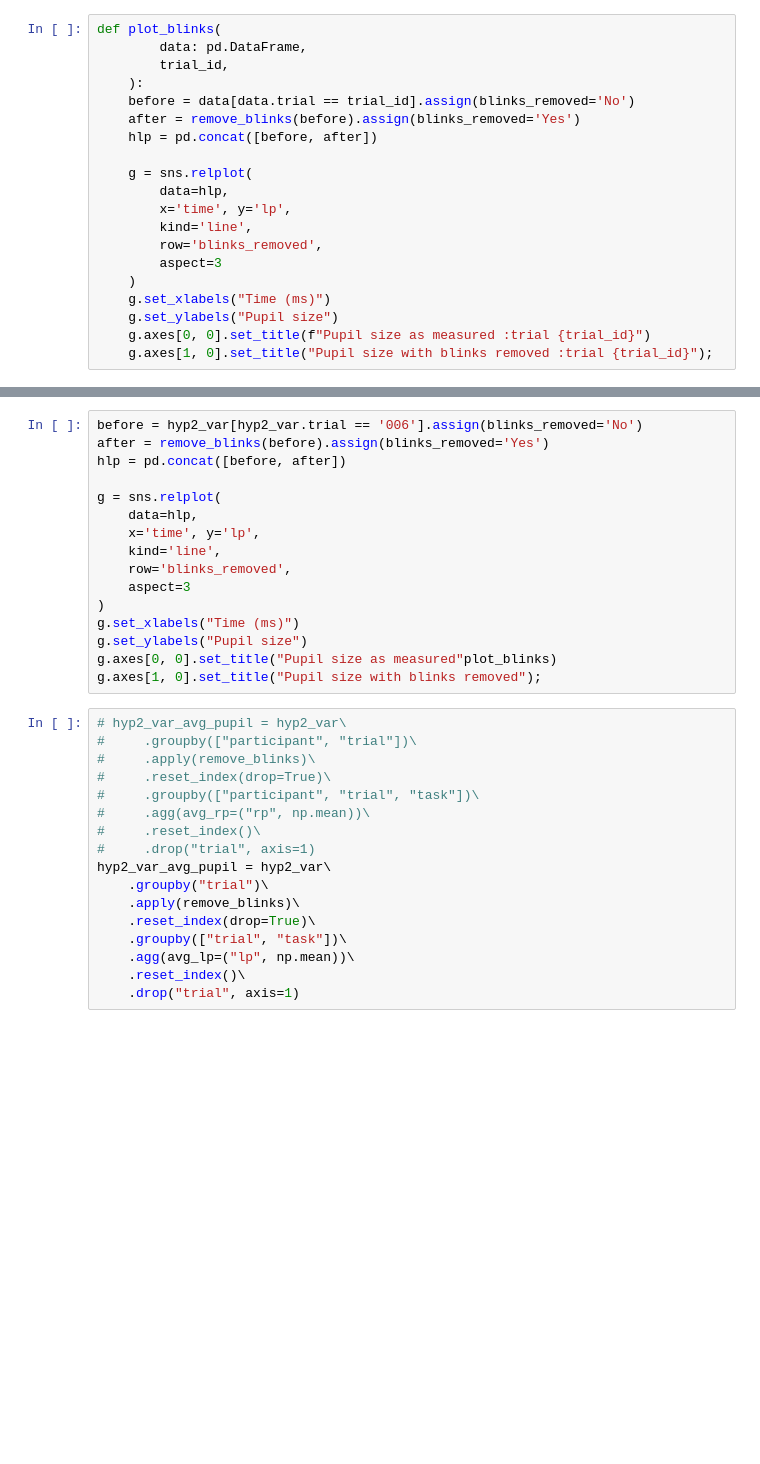
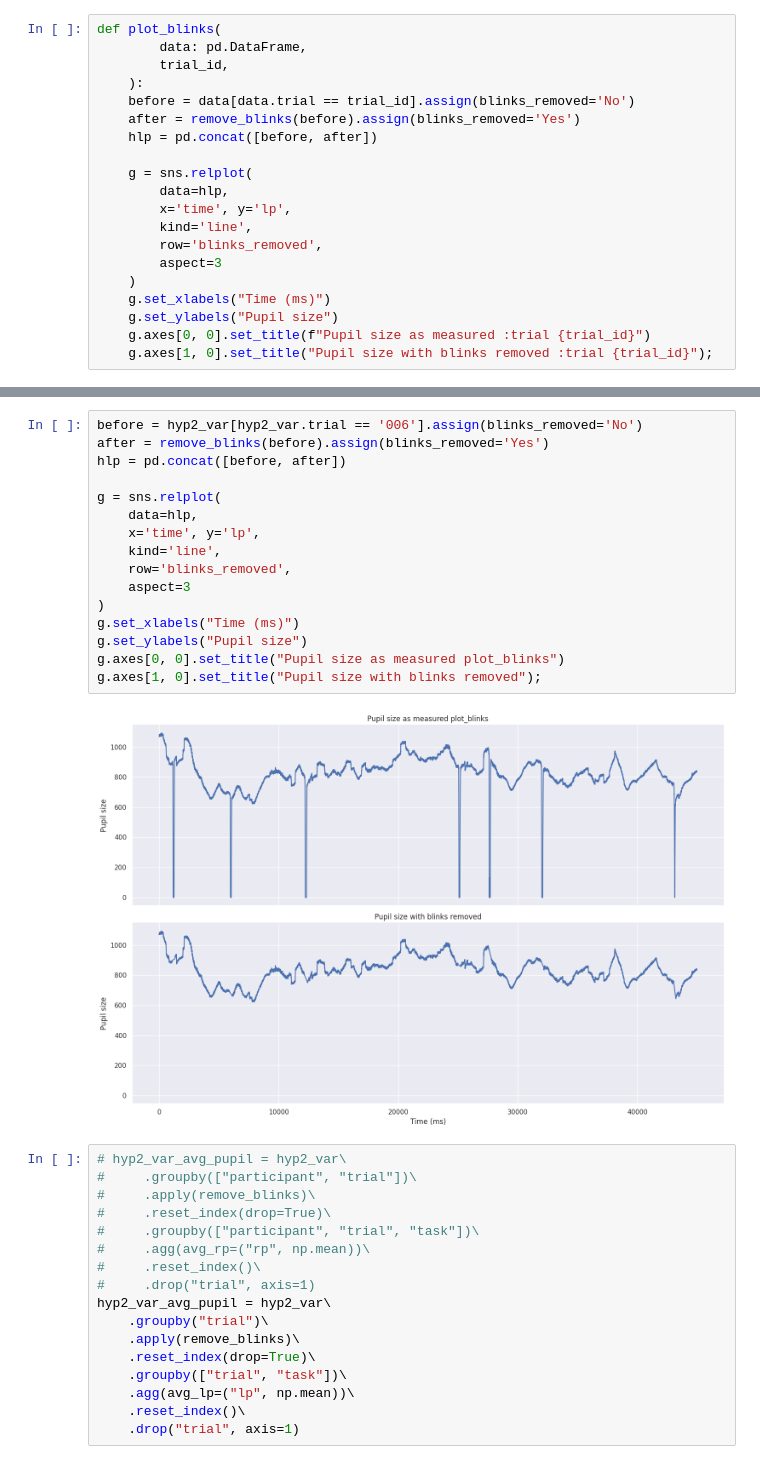
Before and after one commit to dbeinhauer/etra_challenge, a Jupyter notebook: etra_challenge_report.ipynb, the cells around one changed output, grey strips where cells are left out. Saved outputs shown, nothing was run; the diff lists cells and outputs as text; blank space fills up the shorter version.

```diff
--- a/etra_challenge_report.ipynb
+++ b/etra_challenge_report.ipynb
@@ -420,19 +423,21 @@ plot_blinks(hyp2_var, "058")
 # %%
 before = hyp2_var[hyp2_var.trial == '006'].assign(blinks_removed='No')
 after = remove_blinks(before).assign(blinks_removed='Yes')
 hlp = pd.concat([before, after])
 
 g = sns.relplot(
     data=hlp,
     x='time', y='lp',
     kind='line',
     row='blinks_removed',
     aspect=3
 )
 g.set_xlabels("Time (ms)")
 g.set_ylabels("Pupil size")
-g.axes[0, 0].set_title("Pupil size as measured"plot_blinks)
+g.axes[0, 0].set_title("Pupil size as measured plot_blinks")
 g.axes[1, 0].set_title("Pupil size with blinks removed");
+# %% [output]
+[figure, added]
 # %%
 # hyp2_var_avg_pupil = hyp2_var\
 #     .groupby(["participant", "trial"])\
```
Also changed, not shown: parts of 31 cells of this notebook.
